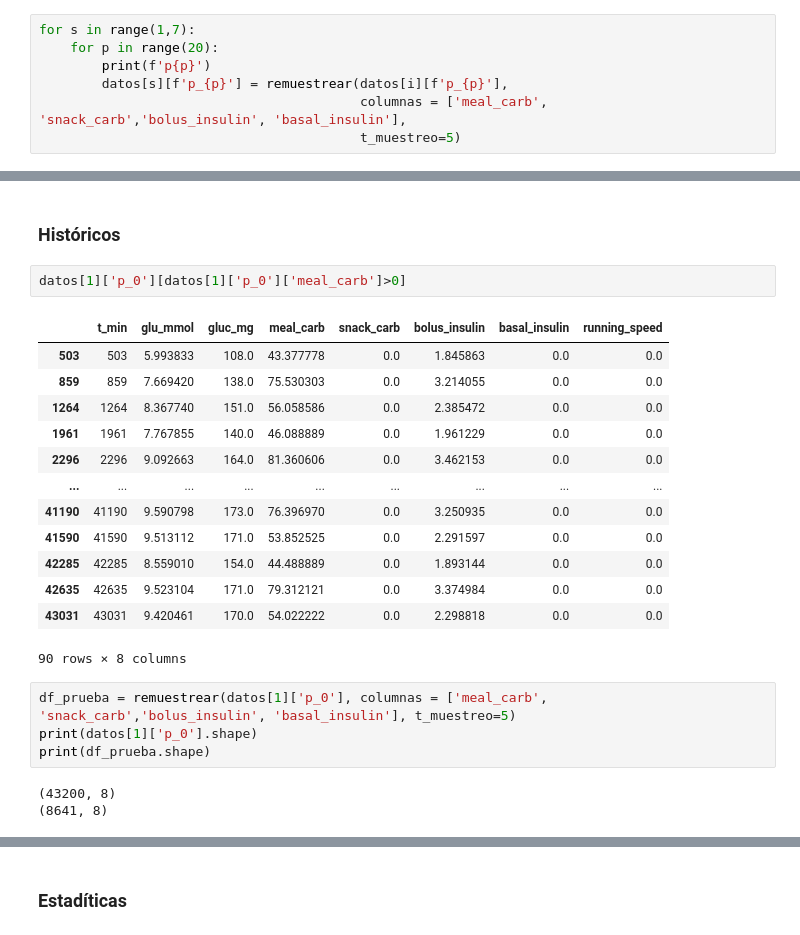
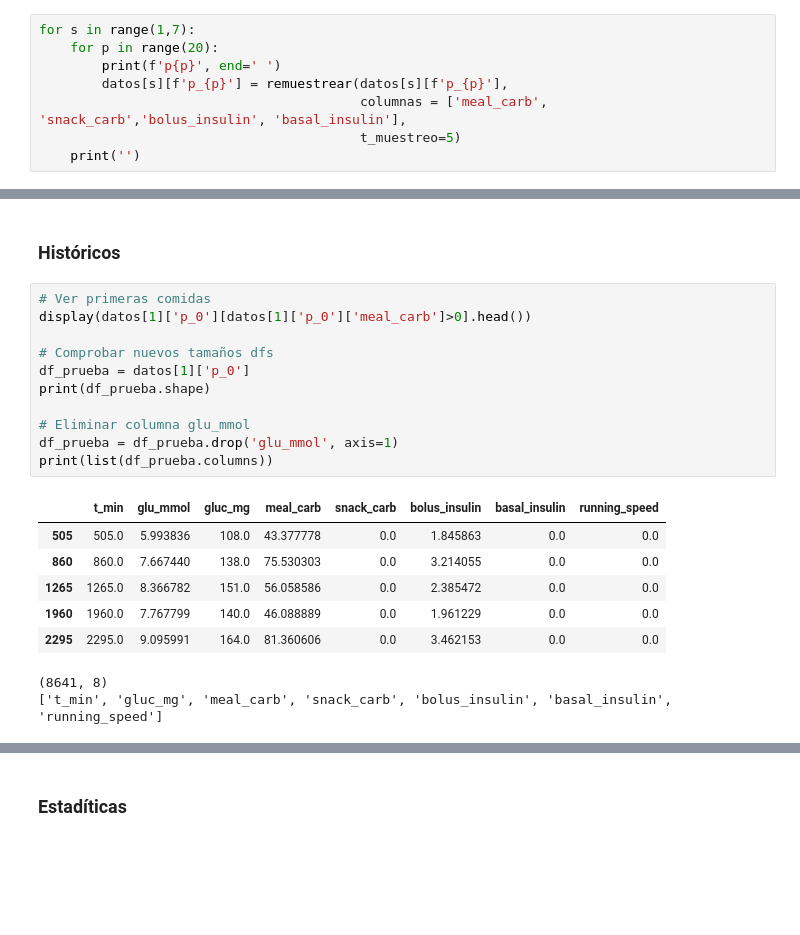
Before and after one commit to WillyFtAb/TFG-GIS-Predictor-glucosa, a Jupyter notebook: Pruebas/estadisticas.ipynb, the cells around one changed output, grey strips where cells are left out. Drawn from its saved outputs; the diff is of its cells as text; blank space fills up the shorter version.

Commit message:
Pruebas funciones indexar y features
Reprogramar las anteriores pruebas con la lógica de las nuevas funciones

```diff
--- a/Pruebas/estadisticas.ipynb
+++ b/Pruebas/estadisticas.ipynb
@@ -82,8 +78,9 @@ remuestrear(datos[3]['p_0'],columnas = ['meal_carb', 'snack_carb',
 # %%
 for s in range(1,7):
     for p in range(20):
-        print(f'p{p}')
-        datos[s][f'p_{p}'] = remuestrear(datos[i][f'p_{p}'],
+        print(f'p{p}', end=' ')
+        datos[s][f'p_{p}'] = remuestrear(datos[s][f'p_{p}'],
                                          columnas = ['meal_carb', 'snack_carb','bolus_insulin', 'basal_insulin'],
                                          t_muestreo=5)
+    print('')
 # %% [output]
@@ -138,25 +124,22 @@ datos[3]['p_0']['gluc_mg'].min()
 # %% [markdown]
 ### Históricos
 # %%
-datos[1]['p_0'][datos[1]['p_0']['meal_carb']>0]
+# Ver primeras comidas
+display(datos[1]['p_0'][datos[1]['p_0']['meal_carb']>0].head())
+
+# Comprobar nuevos tamaños dfs
+df_prueba = datos[1]['p_0']
+print(df_prueba.shape)
+
+# Eliminar columna glu_mmol
+df_prueba = df_prueba.drop('glu_mmol', axis=1)
+print(list(df_prueba.columns))
 # %% [output]
 |  | t_min | glu_mmol | gluc_mg | meal_carb | snack_carb | bolus_insulin | basal_insulin | running_speed |
-| 503 | 503 | 5.993833 | 108.0 | 43.377778 | 0.0 | 1.845863 | 0.0 | 0.0 |
-| 859 | 859 | 7.669420 | 138.0 | 75.530303 | 0.0 | 3.214055 | 0.0 | 0.0 |
-| 1264 | 1264 | 8.367740 | 151.0 | 56.058586 | 0.0 | 2.385472 | 0.0 | 0.0 |
-| 1961 | 1961 | 7.767855 | 140.0 | 46.088889 | 0.0 | 1.961229 | 0.0 | 0.0 |
-| 2296 | 2296 | 9.092663 | 164.0 | 81.360606 | 0.0 | 3.462153 | 0.0 | 0.0 |
-| ... | ... | ... | ... | ... | ... | ... | ... | ... |
-| 41190 | 41190 | 9.590798 | 173.0 | 76.396970 | 0.0 | 3.250935 | 0.0 | 0.0 |
-| 41590 | 41590 | 9.513112 | 171.0 | 53.852525 | 0.0 | 2.291597 | 0.0 | 0.0 |
-| 42285 | 42285 | 8.559010 | 154.0 | 44.488889 | 0.0 | 1.893144 | 0.0 | 0.0 |
-| 42635 | 42635 | 9.523104 | 171.0 | 79.312121 | 0.0 | 3.374984 | 0.0 | 0.0 |
-| 43031 | 43031 | 9.420461 | 170.0 | 54.022222 | 0.0 | 2.298818 | 0.0 | 0.0 |
+| 505 | 505.0 | 5.993836 | 108.0 | 43.377778 | 0.0 | 1.845863 | 0.0 | 0.0 |
+| 860 | 860.0 | 7.667440 | 138.0 | 75.530303 | 0.0 | 3.214055 | 0.0 | 0.0 |
+| 1265 | 1265.0 | 8.366782 | 151.0 | 56.058586 | 0.0 | 2.385472 | 0.0 | 0.0 |
+| 1960 | 1960.0 | 7.767799 | 140.0 | 46.088889 | 0.0 | 1.961229 | 0.0 | 0.0 |
+| 2295 | 2295.0 | 9.095991 | 164.0 | 81.360606 | 0.0 | 3.462153 | 0.0 | 0.0 |
-90 rows × 8 columns
+(8641, 8)
+['t_min', 'gluc_mg', 'meal_carb', 'snack_carb', 'bolus_insulin', 'basal_insulin', 'running_speed']
-# %%
-df_prueba = remuestrear(datos[1]['p_0'], columnas = ['meal_carb', 'snack_carb','bolus_insulin', 'basal_insulin'], t_muestreo=5)
-print(datos[1]['p_0'].shape)
-print(df_prueba.shape)
-# %% [output]
-(43200, 8)
-(8641, 8)
```
Also changed, not shown: parts of 16 cells of this notebook.
